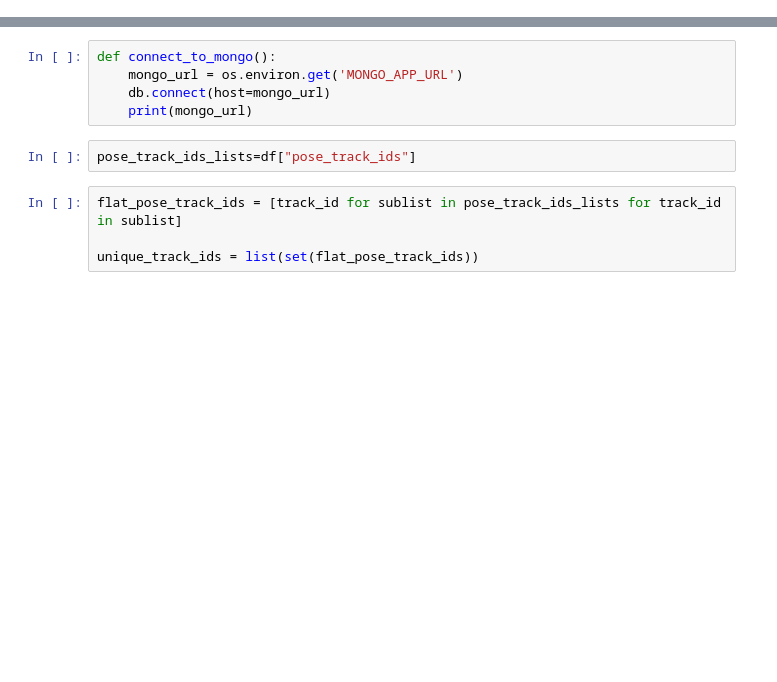
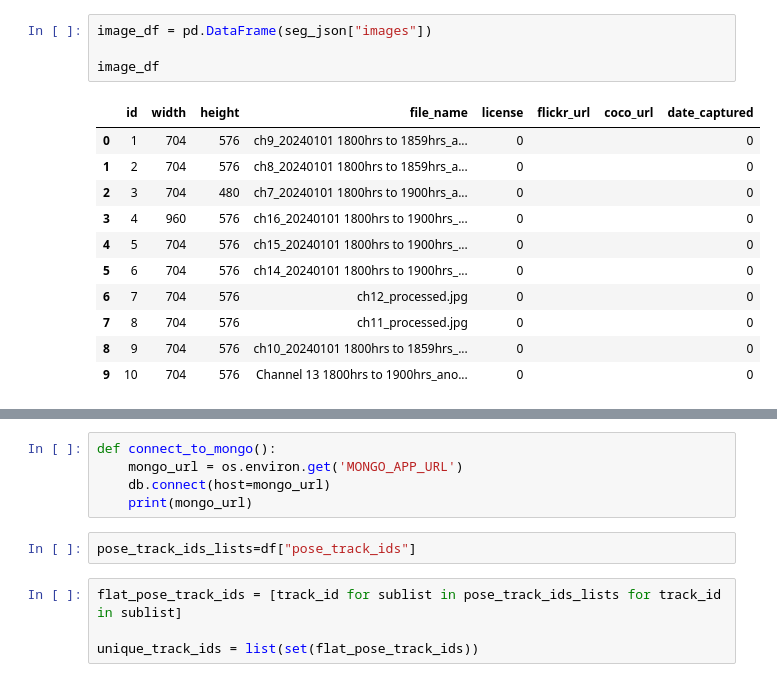
Before and after one commit to srihari-swain/sentinal_schema, a Jupyter notebook: db_script.ipynb, the cells around one changed output, grey strips where cells are left out. Drawn from its saved outputs; the diff is of its cells as text; blank space fills up the shorter version.

```diff
--- a/db_script.ipynb
+++ b/db_script.ipynb
@@ -124,0 +51,16 @@ department_ids = list(set(all_ids))
+# %%
+image_df = pd.DataFrame(seg_json["images"])
+
+image_df
+# %% [output]
+|  | id | width | height | file_name | license | flickr_url | coco_url | date_captured |
+| 0 | 1 | 704 | 576 | ch9_20240101 1800hrs to 1859hrs_a... | 0 |  |  | 0 |
+| 1 | 2 | 704 | 576 | ch8_20240101 1800hrs to 1859hrs_a... | 0 |  |  | 0 |
+| 2 | 3 | 704 | 480 | ch7_20240101 1800hrs to 1900hrs_a... | 0 |  |  | 0 |
+| 3 | 4 | 960 | 576 | ch16_20240101 1800hrs to 1900hrs_... | 0 |  |  | 0 |
+| 4 | 5 | 704 | 576 | ch15_20240101 1800hrs to 1900hrs_... | 0 |  |  | 0 |
+| 5 | 6 | 704 | 576 | ch14_20240101 1800hrs to 1900hrs_... | 0 |  |  | 0 |
+| 6 | 7 | 704 | 576 | ch12_processed.jpg | 0 |  |  | 0 |
+| 7 | 8 | 704 | 576 | ch11_processed.jpg | 0 |  |  | 0 |
+| 8 | 9 | 704 | 576 | ch10_20240101 1800hrs to 1859hrs_... | 0 |  |  | 0 |
+| 9 | 10 | 704 | 576 | Channel 13 1800hrs to 1900hrs_ano... | 0 |  |  | 0 |
```
Also changed, not shown: parts of 44 cells of this notebook, 11 other files.
